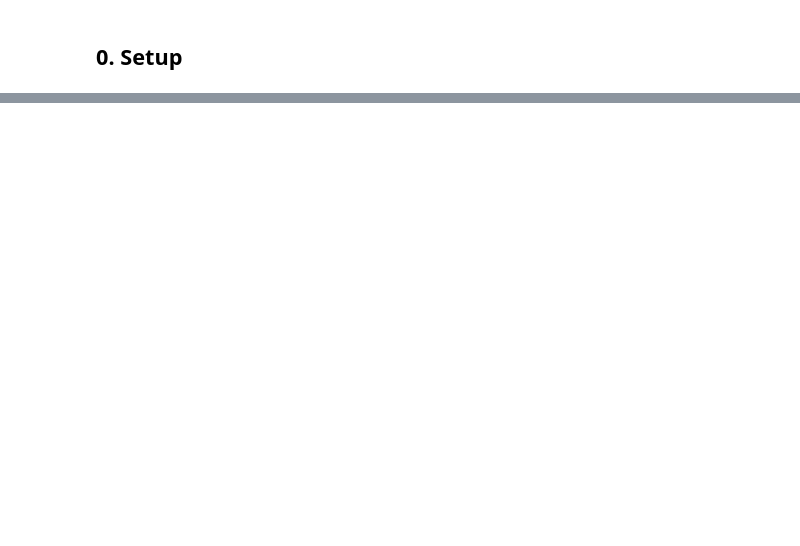
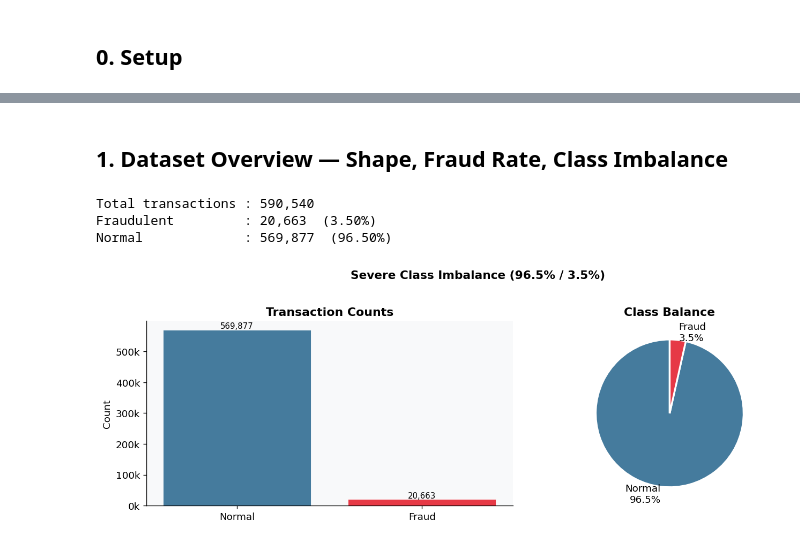
Before and after one commit to semerciogluemre/financial-anomaly-detection, a Jupyter notebook: fraud-detection/notebooks/eda.ipynb, the cells around one changed output, grey strips where cells are left out. Saved outputs shown, nothing was run; the diff lists cells and outputs as text; code cells hidden in the pictures; blank space fills up the shorter version.

```diff
--- a/fraud-detection/notebooks/eda.ipynb
+++ b/fraud-detection/notebooks/eda.ipynb
@@ -249,19 +9,0 @@ card6                         0.0946
-# %%
-fig, ax = plt.subplots(figsize=(10, 5))
-colors = ['#E63946' if v > 0.05 else '#457B9D' for v in top10.values]
-ax.barh(range(len(top10)), top10.values[::-1],
-        color=colors[::-1], edgecolor='white', alpha=0.85)
-ax.set_yticks(range(len(top10)))
-ax.set_yticklabels(top10.index[::-1], fontsize=10)
-ax.set_xlabel('|Point-Biserial Correlation with isFraud|')
-ax.set_title('Top 10 Most Predictive Engineered Features', fontweight='bold', fontsize=13)
-ax.axvline(0.05, color='#F4A261', linestyle='--', linewidth=1.5, label='r=0.05 threshold')
-ax.legend(); ax.grid(True, axis='x', alpha=0.4)
-
-for i, val in enumerate(top10.values[::-1]):
-    ax.text(val + 0.001, i, f'{val:.4f}', va='center', fontsize=9)
-
-plt.tight_layout()
-plt.savefig('../outputs/eda_feature_correlation.png', bbox_inches='tight')
-plt.show()
-print("\nRed = |r| > 0.05  (meaningful correlation with fraud label).")
@@ -480,0 +40,41 @@ These findings directly informed every modelling decision in the pipeline.
+# %% [markdown]
+## 1. Dataset Overview — Shape, Fraud Rate, Class Imbalance
+# %%
+
+n_total = sql('SELECT COUNT(*) AS n FROM transactions').iloc[0,0]
+n_fraud  = sql('SELECT COUNT(*) AS n FROM transactions WHERE isFraud=1').iloc[0,0]
+n_normal = n_total - n_fraud
+fp = n_fraud / n_total * 100
+
+print(f'Total transactions : {n_total:,}')
+print(f'Fraudulent         : {n_fraud:,}  ({fp:.2f}%)')
+print(f'Normal             : {n_normal:,}  ({100-fp:.2f}%)')
+
+fig, axes = plt.subplots(1, 2, figsize=(12, 4))
+colors = [PAL['Normal'], PAL['Fraud']]
+
+axes[0].bar(['Normal', 'Fraud'], [n_normal, n_fraud],
+            color=colors, edgecolor='white', linewidth=0.5)
+for bar, val in zip(axes[0].patches, [n_normal, n_fraud]):
+    axes[0].text(bar.get_x() + bar.get_width()/2,
+                 bar.get_height() + 4000, f'{val:,}', ha='center', fontsize=9)
+axes[0].set_title('Transaction Counts', fontweight='bold')
+axes[0].set_ylabel('Count')
+axes[0].yaxis.set_major_formatter(mticker.FuncFormatter(lambda x,_: f'{x/1e3:.0f}k'))
+
+axes[1].pie([n_normal, n_fraud],
+            labels=[f'Normal\n{100-fp:.1f}%', f'Fraud\n{fp:.1f}%'],
+            colors=colors, startangle=90,
+            wedgeprops=dict(edgecolor='white', linewidth=2),
+            textprops=dict(fontsize=11))
+axes[1].set_title('Class Balance', fontweight='bold')
+
+plt.suptitle('Severe Class Imbalance (96.5% / 3.5%)', fontsize=13, fontweight='bold', y=1.02)
+plt.tight_layout()
+plt.savefig('../outputs/eda_class_imbalance.png', bbox_inches='tight')
+plt.show()
+# %% [output]
+Total transactions : 590,540
+Fraudulent         : 20,663  (3.50%)
+Normal             : 569,877  (96.50%)
+[figure, added]
```
Also changed, not shown: parts of 49 cells of this notebook, 8 other files.
